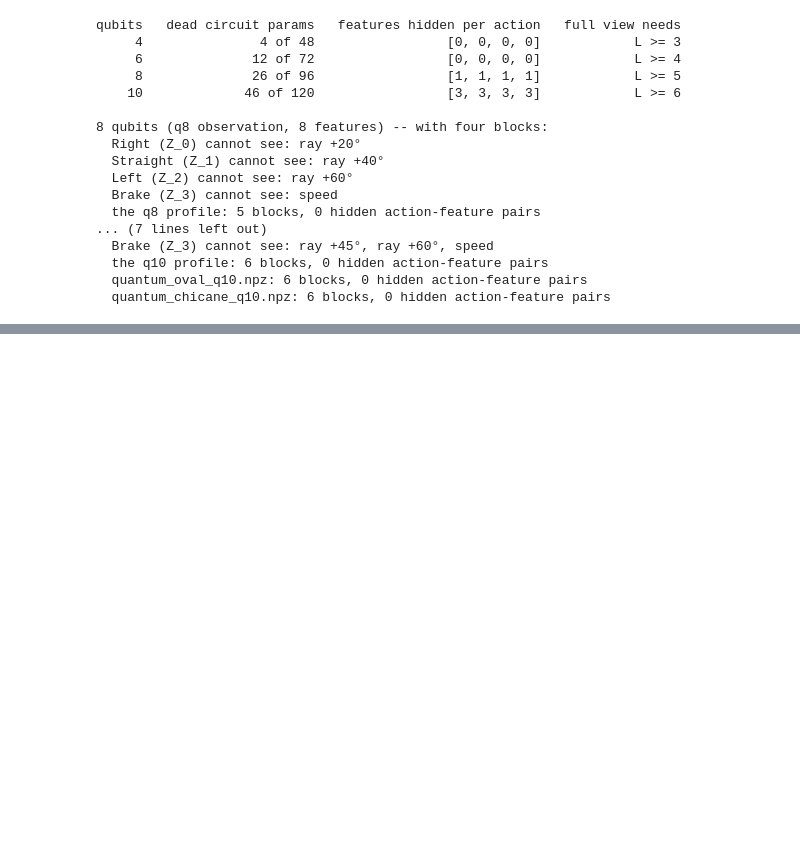
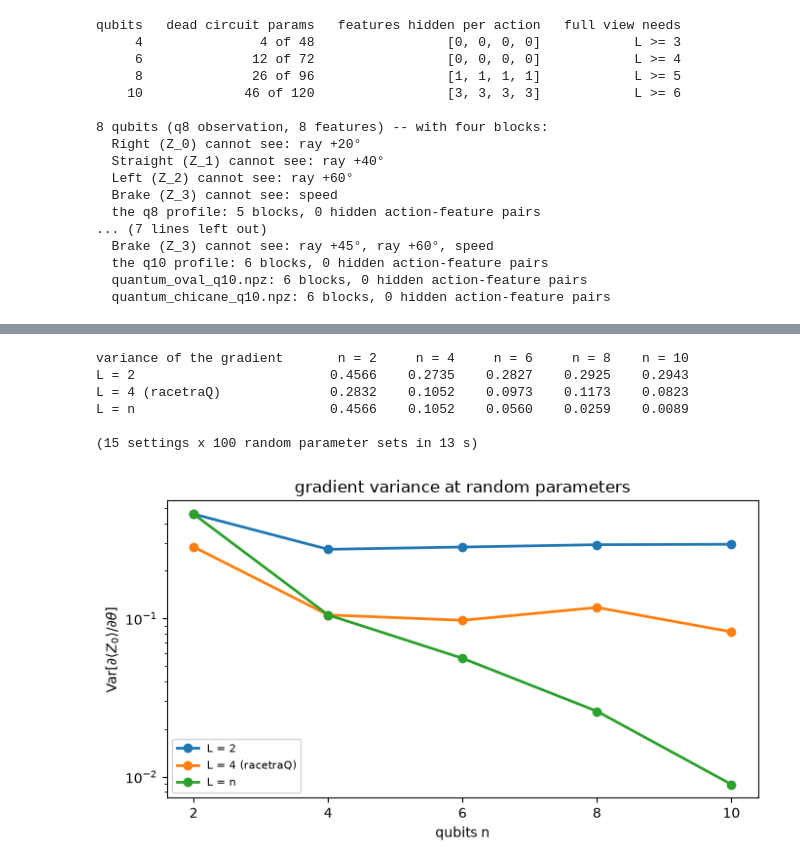
Before and after one commit to JanLahmann/racetraQ, a Jupyter notebook: notebooks/03_quantum_circuits_as_q_functions.ipynb, the cells around one changed output, grey strips where cells are left out. Drawn from its saved outputs; the diff is of its cells as text; code cells hidden in the pictures; blank space fills up the shorter version.

```diff
--- a/notebooks/03_quantum_circuits_as_q_functions.ipynb
+++ b/notebooks/03_quantum_circuits_as_q_functions.ipynb
@@ -603,0 +625,48 @@ MLP.
+# %%
+from racetraq.agents.quantum import adjoint
+
+
+def gradient_variance(n_qubits, n_layers, draws=100, seed=0):
+    '''Variance over random parameters of d<Z_0>/d(first RY angle on qubit 0).'''
+    rng = np.random.default_rng(seed)
+    zero_input = np.zeros((1, n_qubits))          # with s = 0 the encoding RYs are identities
+    no_scale = np.zeros((n_layers, n_qubits))
+    derivatives = np.empty(draws)
+    for k in range(draws):
+        theta = rng.uniform(-np.pi, np.pi, size=(n_layers, n_qubits, 2))
+        _, dtheta = adjoint.grad(zero_input, no_scale, theta,
+                                 obs_idx=np.array([0]), upstream=np.array([1.0]))
+        derivatives[k] = dtheta[0, 0, 0]          # block 0, qubit 0, RY
+    return derivatives.var()
+
+
+t_start = time.perf_counter()
+widths = (2, 4, 6, 8, 10)
+depths = {"L = 2": lambda n: 2, "L = 4 (racetraQ)": lambda n: 4, "L = n": lambda n: n}
+variance = {name: [gradient_variance(n, depth(n)) for n in widths]
+            for name, depth in depths.items()}
+
+print(f"{'variance of the gradient':<26}" + "".join(f"{f'n = {n}':>10}" for n in widths))
+for name, values in variance.items():
+    print(f"{name:<26}" + "".join(f"{v:>10.4f}" for v in values))
+print(f"\n({len(widths) * len(depths)} settings x 100 random parameter sets in "
+      f"{time.perf_counter() - t_start:.0f} s)")
+
+fig, ax = plt.subplots(figsize=(7, 4))
+for name, values in variance.items():
+    ax.plot(widths, values, "o-", lw=2, label=name)
+ax.set(yscale="log", xlabel="qubits n",
+       ylabel=r"Var[$\partial\langle Z_0\rangle / \partial\theta$]",
+       title="gradient variance at random parameters")
+ax.set_xticks(widths)
+ax.legend(fontsize=8)
+plt.tight_layout()
+plt.show()
+# %% [output]
+variance of the gradient       n = 2     n = 4     n = 6     n = 8    n = 10
+L = 2                         0.4566    0.2735    0.2827    0.2925    0.2943
+L = 4 (racetraQ)              0.2832    0.1052    0.0973    0.1173    0.0823
+L = n                         0.4566    0.1052    0.0560    0.0259    0.0089
+
+(15 settings x 100 random parameter sets in 13 s)
+[figure, added]
```
Also changed, not shown: parts of 15 cells of this notebook, 3 other files.
